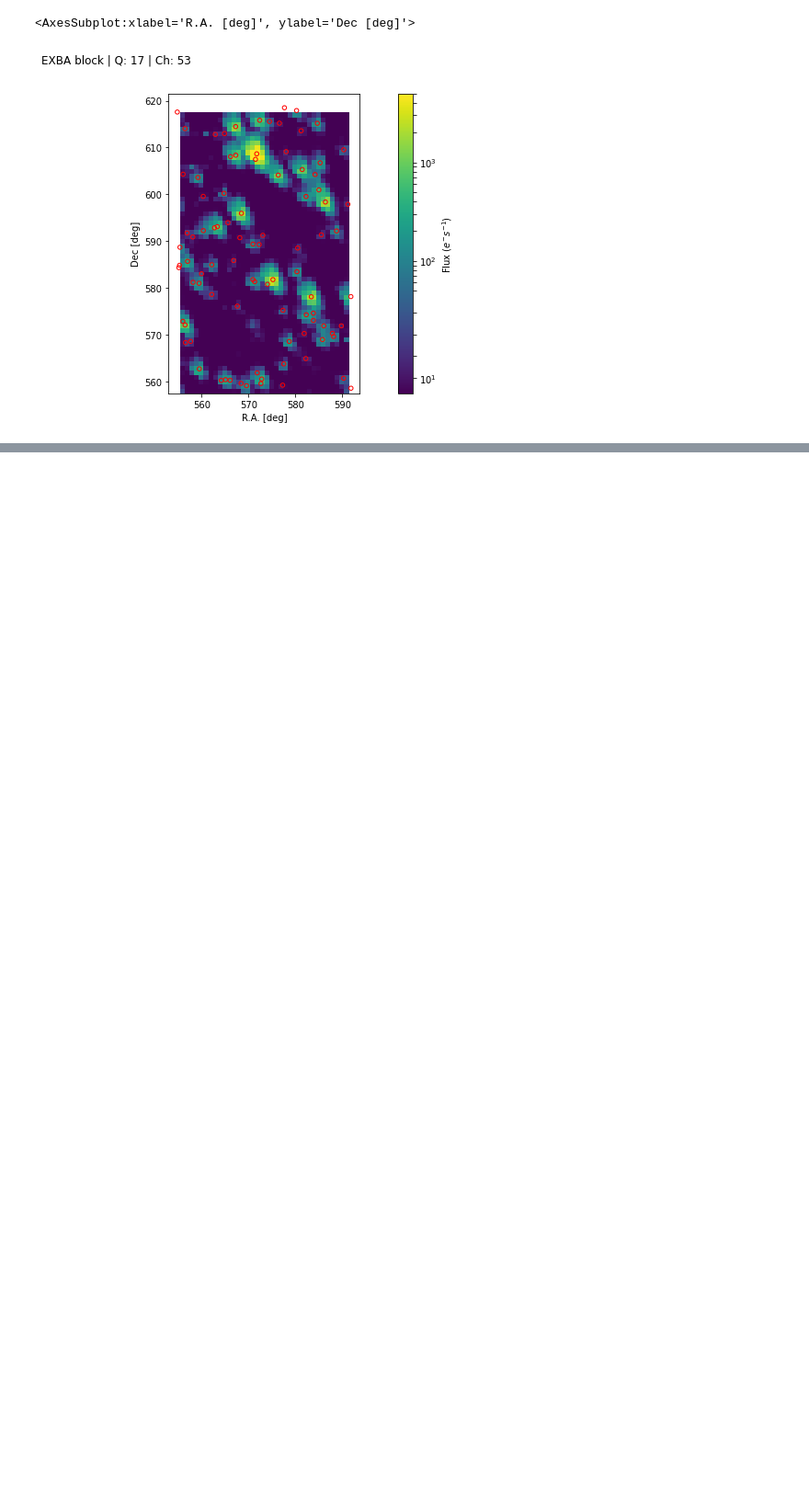
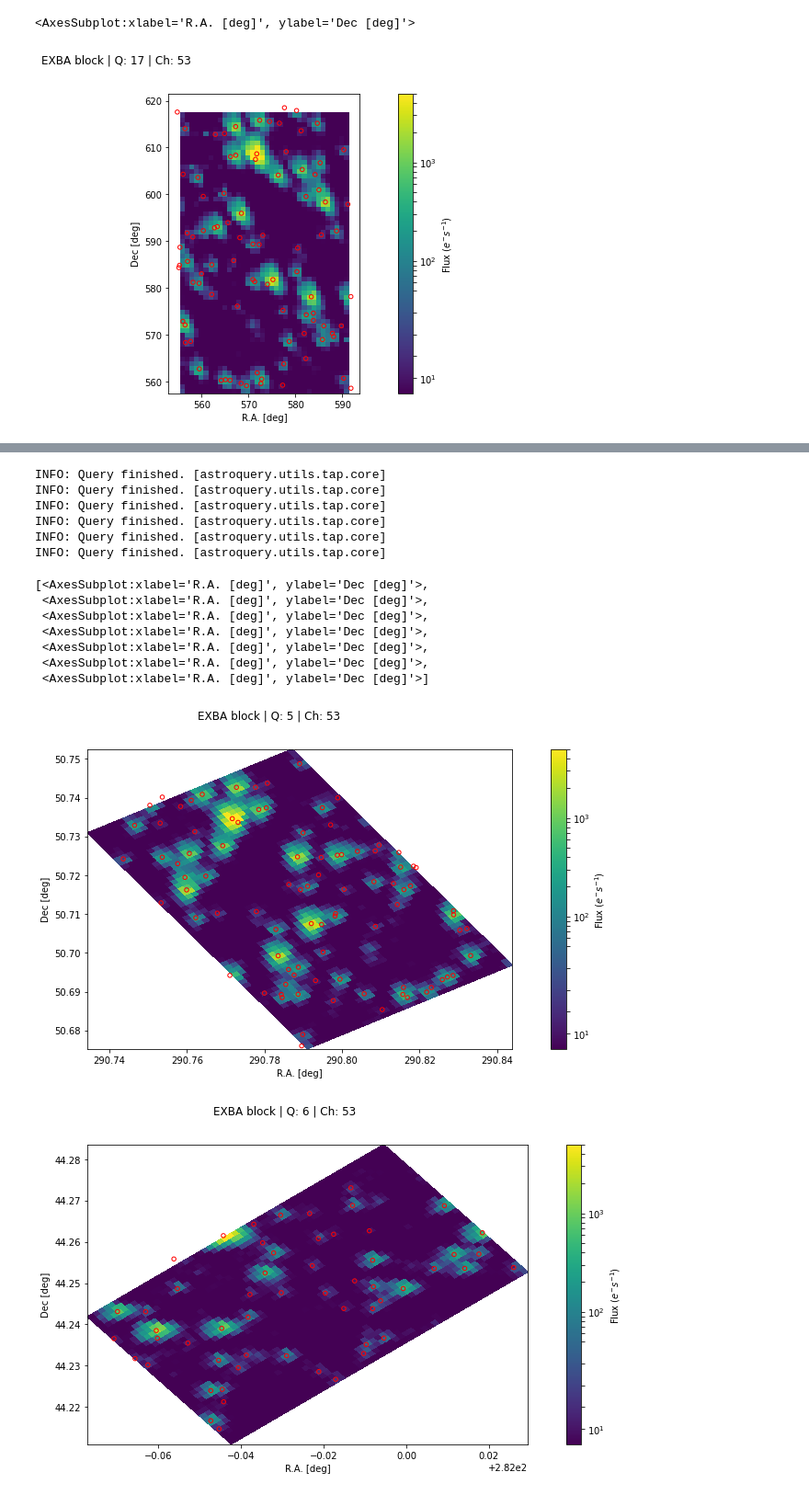
Before and after one commit to jorgemarpa/EXBA_pathfinder, a Jupyter notebook: notebooks/EXBA_tools_explorer.ipynb, the cells around one changed output, grey strips where cells are left out. Shown at 92% size. Saved outputs shown, nothing was run; the diff lists cells and outputs as text; code cells hidden in the pictures; blank space fills up the shorter version.

```diff
--- a/notebooks/EXBA_tools_explorer.ipynb
+++ b/notebooks/EXBA_tools_explorer.ipynb
@@ -69,0 +126,21 @@ LightCurve targetid=Gaia DR2 2130186199792269056 length=1286
+# %%
+exbas = [EXBA(channel=53, quarter=q) for q in [5,6,9,10,13,14,17]]
+# %% [output]
+INFO: Query finished. [astroquery.utils.tap.core]
+INFO: Query finished. [astroquery.utils.tap.core]
+INFO: Query finished. [astroquery.utils.tap.core]
+INFO: Query finished. [astroquery.utils.tap.core]
+INFO: Query finished. [astroquery.utils.tap.core]
+INFO: Query finished. [astroquery.utils.tap.core]
+# %%
+[exba.plot_image(space='wcs') for exba in exbas]
+# %% [output]
+[<AxesSubplot:xlabel='R.A. [deg]', ylabel='Dec [deg]'>,
+ <AxesSubplot:xlabel='R.A. [deg]', ylabel='Dec [deg]'>,
+ <AxesSubplot:xlabel='R.A. [deg]', ylabel='Dec [deg]'>,
+ <AxesSubplot:xlabel='R.A. [deg]', ylabel='Dec [deg]'>,
+ <AxesSubplot:xlabel='R.A. [deg]', ylabel='Dec [deg]'>,
+ <AxesSubplot:xlabel='R.A. [deg]', ylabel='Dec [deg]'>,
+ <AxesSubplot:xlabel='R.A. [deg]', ylabel='Dec [deg]'>]
+[figure, added]
+[figure, added]
```
Also changed, not shown: parts of 18 cells of this notebook.
